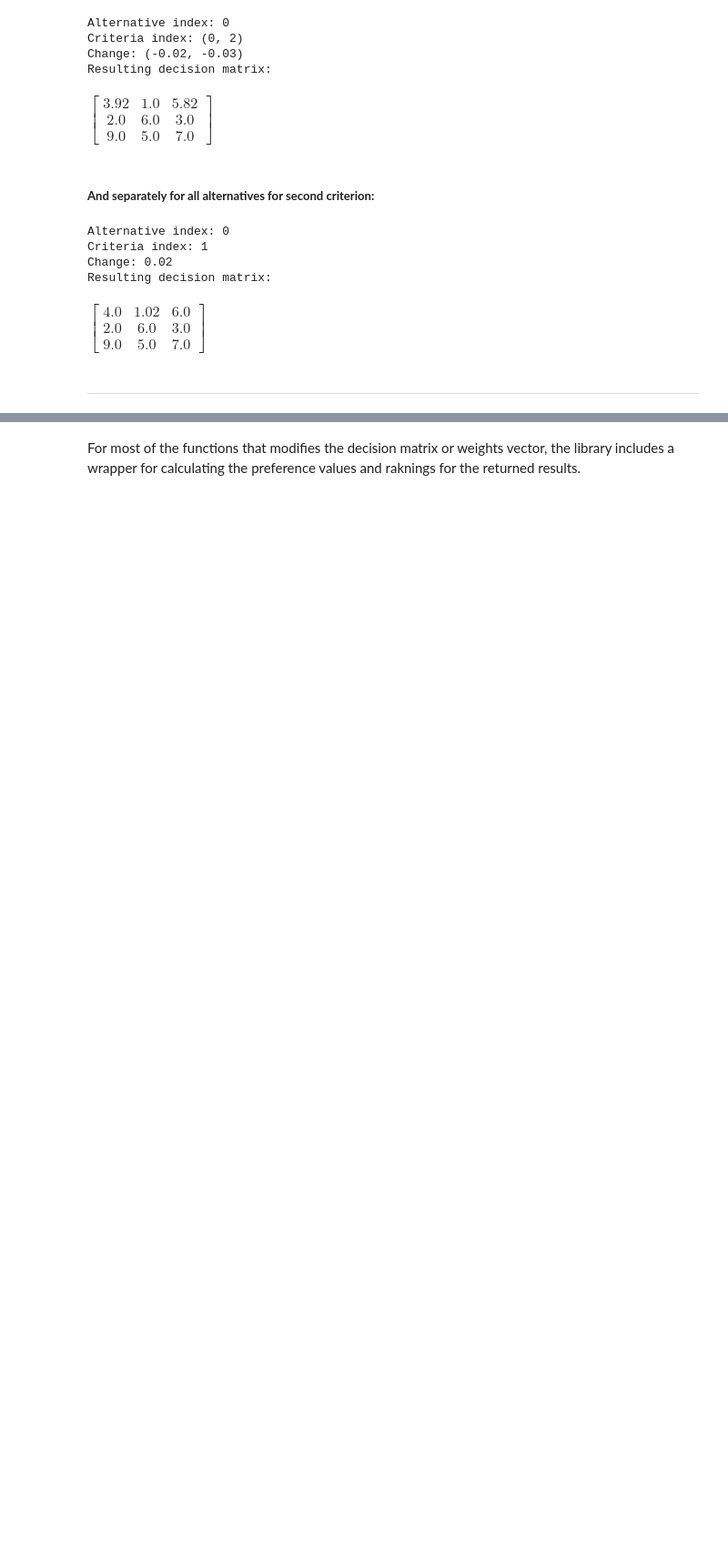
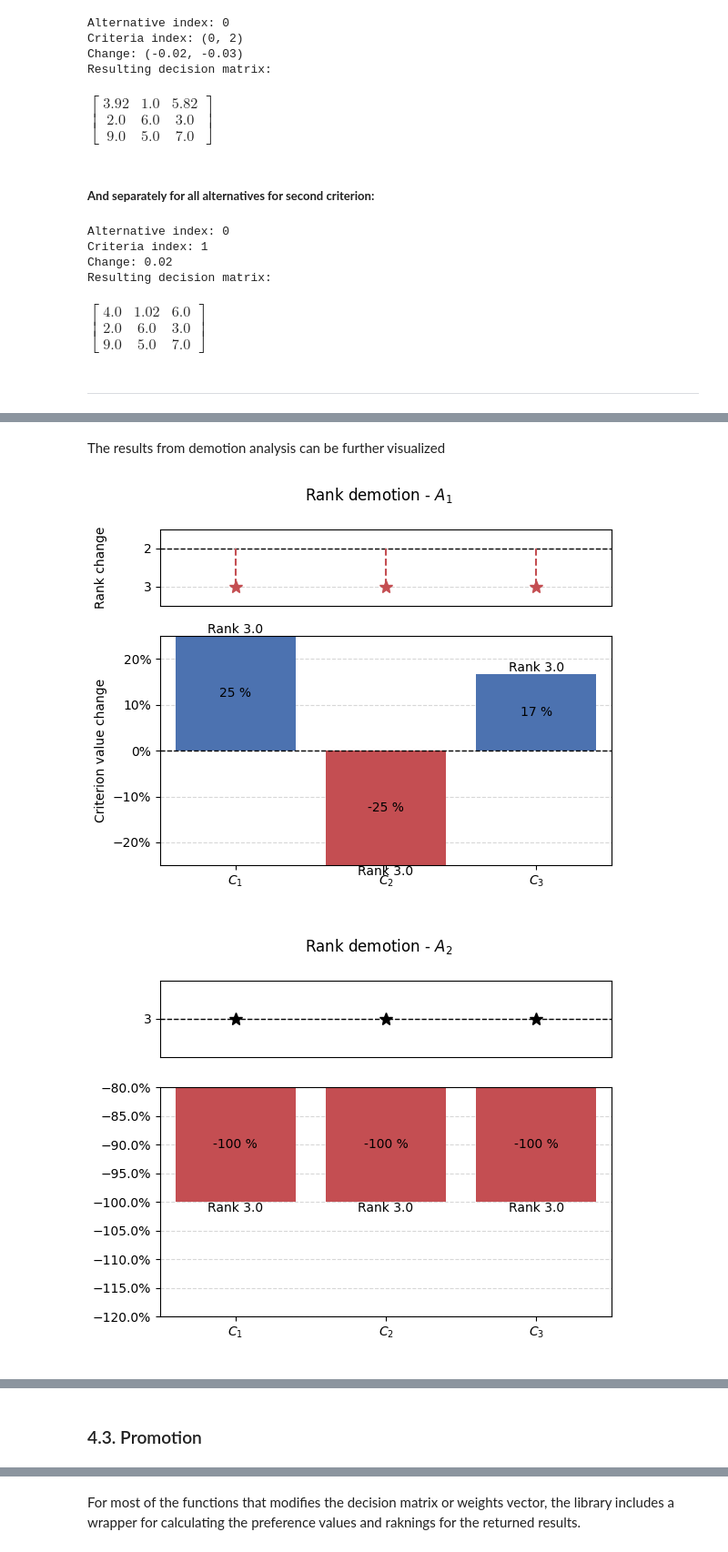
Before and after one commit to jwieckowski/pysensmcda, a Jupyter notebook: examples/examples.ipynb, the cells around one changed output, grey strips where cells are left out. Shown: that part at 91% size. Saved outputs shown, nothing was run; the diff lists cells and outputs as text; code cells hidden in the pictures; blank space fills up the shorter version.

```diff
--- a/examples/examples.ipynb
+++ b/examples/examples.ipynb
@@ -185,0 +590,24 @@ $\displaystyle \left[\begin{matrix}4.0 & 1.02 & 6.0\\2.0 & 6.0 & 3.0\\9.0 & 5.0
+# %% [markdown]
+The results from demotion analysis can be further visualized
+# %%
+results = np.array(results)
+for alt in range(matrix.shape[1]):
+    alt_results = results[results[:, 0] == alt]
+    percentage_changes = []
+    new_positions = []
+    if len(alt_results):
+        for crit in range(matrix.shape[0]):
+            r = alt_results[alt_results[:, 1] == crit]
+            if len(r):
+                _ , crit, change, new_pos = r[0]
+                crit = int(crit)
+                percentage_changes.append((change - matrix[alt, crit])/matrix[alt, crit]*100)
+                new_positions.append(new_pos)
+            else:
+                percentage_changes.append(0)
+                new_positions.append(initial_ranking[alt])
+
+        graphs.pd_rankings_graph(initial_ranking[alt], new_positions, np.array(percentage_changes), kind='bar', title=f'Rank demotion - $A_{{{alt+1}}}$')
+# %% [output]
+[figure, added]
+[figure, added]
@@ -185,0 +615,2 @@ $\displaystyle \left[\begin{matrix}4.0 & 1.02 & 6.0\\2.0 & 6.0 & 3.0\\9.0 & 5.0
+# %% [markdown]
+### 4.3. Promotion  <a id="21"></a>
```
Also changed, not shown: parts of 119 cells of this notebook, 8 other files.
